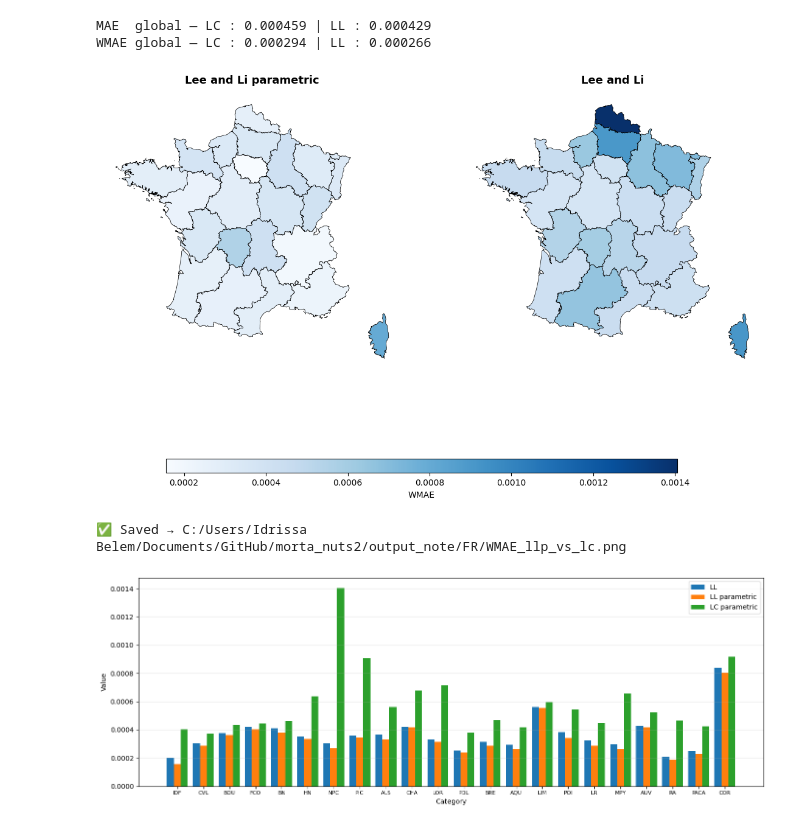
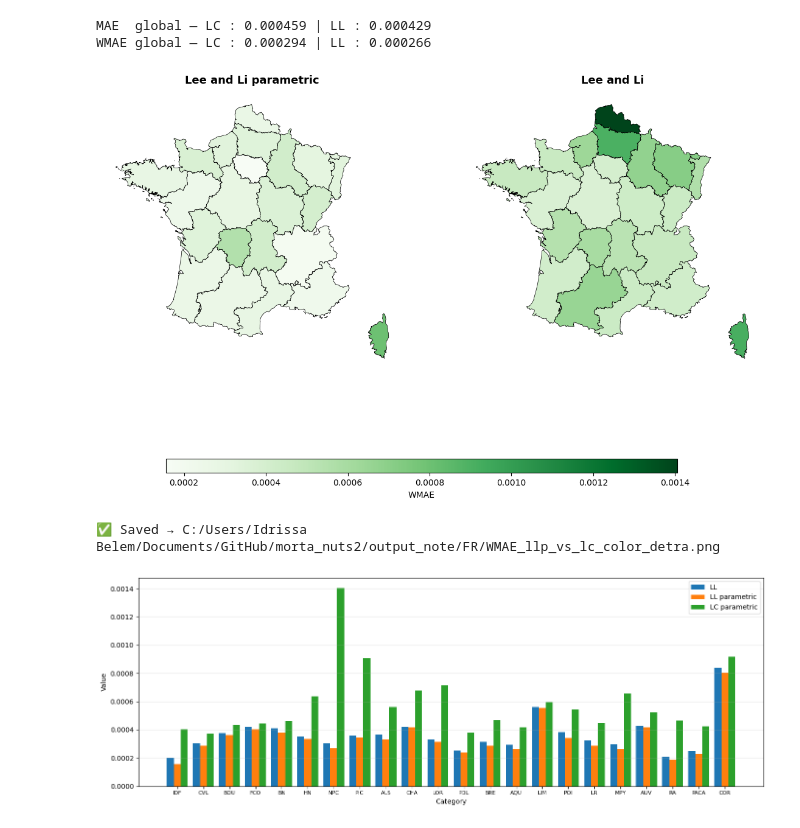
Before and after one commit to detralytics/morta_nuts2, a Jupyter notebook: notebook/Exploration_FR/exploration_deterministe_FR.ipynb, the cells around one changed output. Saved outputs shown, nothing was run; the diff lists cells and outputs as text; code cells hidden in the pictures.

```diff
--- a/notebook/Exploration_FR/exploration_deterministe_FR.ipynb
+++ b/notebook/Exploration_FR/exploration_deterministe_FR.ipynb
@@ -269,18 +269,18 @@ MAE  global — LC : 0.000459 | LL : 0.000429
 WMAE global — LC : 0.000294 | LL : 0.000266
 # %%
 tv_future = np.arange(1990, 2024) #années
-mp = MapPlotter(regions, mae_llp['wmae_by_region'], tv_future, "FR", "WMAE")
+mp = MapPlotter(regions, mae_llp['wmae_by_region'], tv_future, "FR", "WMAE",cmap="Greens")
 #mp.plot_static(mae_llp['wmae_by_region'])
 mp.plot_compare_models(
     other_data=mae_lcp['wmae_by_region'],
     model_labels=("Lee and Li parametric", "Lee and Li"),
     static=True,
-    cmap_diverging="Blues",   # diverging pour erreurs signées
+    cmap_diverging="Greens",   # diverging pour erreurs signées
 )
-mp.save(path_fr +"/WMAE_llp_vs_lc.png")
+mp.save(path_fr +"/WMAE_llp_vs_lc_color_detra.png")
 # %% [output]
-[figure, old version]
+[figure, new version]
-✅ Saved → C:/Users/Idrissa Belem/Documents/GitHub/morta_nuts2/output_note/FR/WMAE_llp_vs_lc.png
+✅ Saved → C:/Users/Idrissa Belem/Documents/GitHub/morta_nuts2/output_note/FR/WMAE_llp_vs_lc_color_detra.png
 # %%
 import matplotlib.pyplot as plt
 import numpy as np
```
Also changed, not shown: parts of 10 cells of this notebook, 26 other files.
